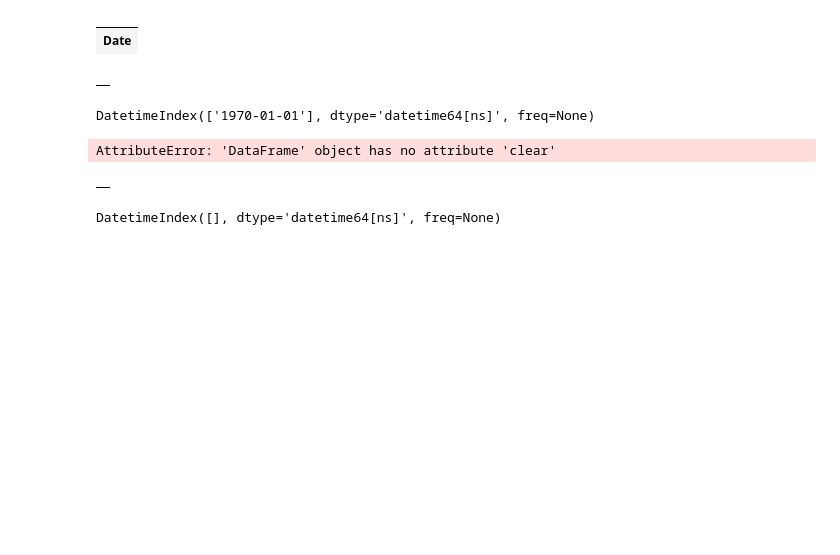
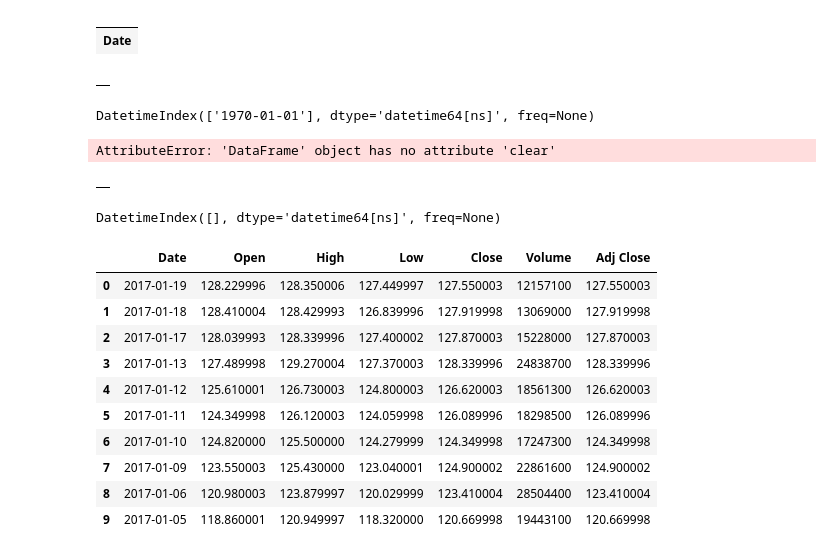
Before and after one commit to rosslyn-sergio/trading, a Jupyter notebook: Untitled.ipynb, the cells around one changed output. Drawn from its saved outputs; the diff is of its cells as text; code cells hidden in the pictures; blank space fills up the shorter version.

```diff
--- a/Untitled.ipynb
+++ b/Untitled.ipynb
@@ -20,5 +29,2 @@ fb_df.loc['2017-01-19':'2017-01-13',["Adj Close"]]
 # %%
 fb_df["Daily Returns"] = (fb_df["Adj Close"] / fb_df["Adj Close"].shift(1)) - 1
-# %%
-fb_df.at['2017-01-19',["Daily Returns"]] = 0
-fb_df.head(1)
@@ -369,3 +378,17 @@ tdf
 tdf.index
 # %% [output]
 DatetimeIndex([], dtype='datetime64[ns]', freq=None)
+# %%
+fb_df.head(10)
+# %% [output]
+|  | Date | Open | High | Low | Close | Volume | Adj Close |
+| 0 | 2017-01-19 | 128.229996 | 128.350006 | 127.449997 | 127.550003 | 12157100 | 127.550003 |
+| 1 | 2017-01-18 | 128.410004 | 128.429993 | 126.839996 | 127.919998 | 13069000 | 127.919998 |
+| 2 | 2017-01-17 | 128.039993 | 128.339996 | 127.400002 | 127.870003 | 15228000 | 127.870003 |
+| 3 | 2017-01-13 | 127.489998 | 129.270004 | 127.370003 | 128.339996 | 24838700 | 128.339996 |
+| 4 | 2017-01-12 | 125.610001 | 126.730003 | 124.800003 | 126.620003 | 18561300 | 126.620003 |
+| 5 | 2017-01-11 | 124.349998 | 126.120003 | 124.059998 | 126.089996 | 18298500 | 126.089996 |
+| 6 | 2017-01-10 | 124.820000 | 125.500000 | 124.279999 | 124.349998 | 17247300 | 124.349998 |
+| 7 | 2017-01-09 | 123.550003 | 125.430000 | 123.040001 | 124.900002 | 22861600 | 124.900002 |
+| 8 | 2017-01-06 | 120.980003 | 123.879997 | 120.029999 | 123.410004 | 28504400 | 123.410004 |
+| 9 | 2017-01-05 | 118.860001 | 120.949997 | 118.320000 | 120.669998 | 19443100 | 120.669998 |
```
Also changed, not shown: parts of 15 cells of this notebook, 2 other files.
